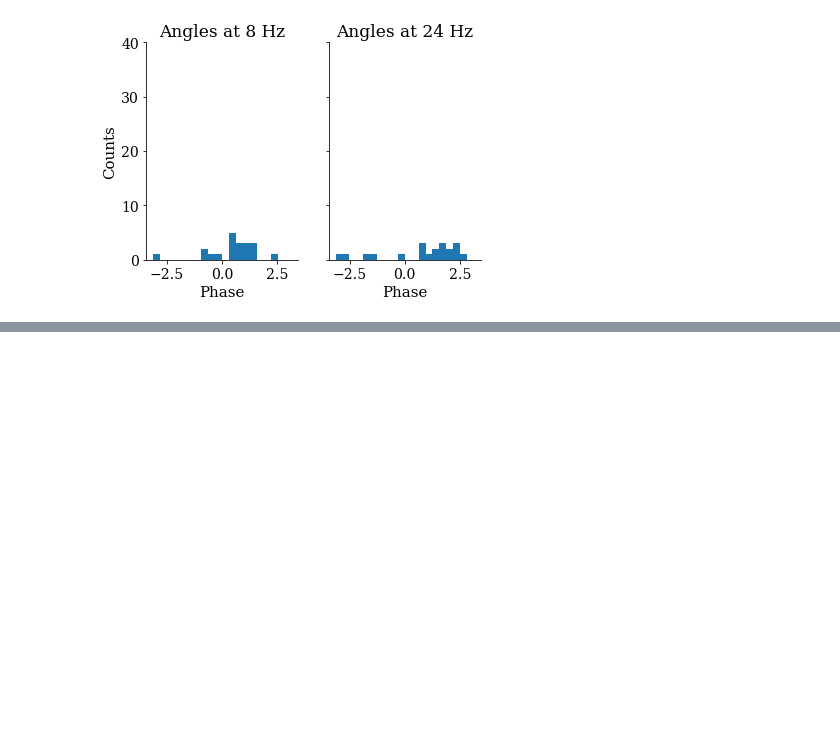
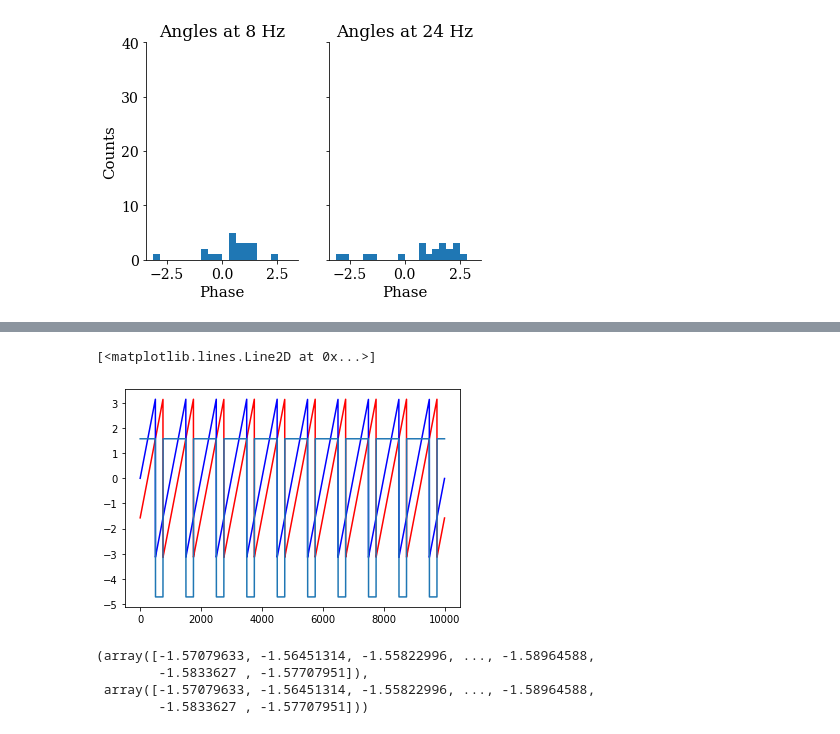
Before and after one commit to benedetta-mariani/scripts, a Jupyter notebook: Practice.ipynb, the cells around one changed output, grey strips where cells are left out. Drawn from its saved outputs; the diff is of its cells as text; code cells hidden in the pictures; blank space fills up the shorter version.

```diff
--- a/Practice.ipynb
+++ b/Practice.ipynb
@@ -204,0 +226,3 @@ a2.set_xlabel('Phase');
+# %%
+hil1 =signal.hilbert(sig1)
+hil2 = signal.hilbert(sig2)
@@ -204,0 +236,15 @@ a2.set_xlabel('Phase');
+# %%
+plt.plot(np.angle(hil1), 'r-')
+plt.plot(np.angle(hil2), 'b-')
+plt.plot(np.angle(hil2)-np.angle(hil1))
+#plt.xlim(0,1000)
+# %% [output]
+[<matplotlib.lines.Line2D at 0x...>]
+[figure, added]
+# %%
+np.angle(hil2),np.angle(hil1)
+# %% [output]
+(array([-1.57079633, -1.56451314, -1.55822996, ..., -1.58964588,
+        -1.5833627 , -1.57707951]),
+ array([-1.57079633, -1.56451314, -1.55822996, ..., -1.58964588,
+        -1.5833627 , -1.57707951]))
```
Also changed, not shown: parts of 6 cells of this notebook, 1 other file.
